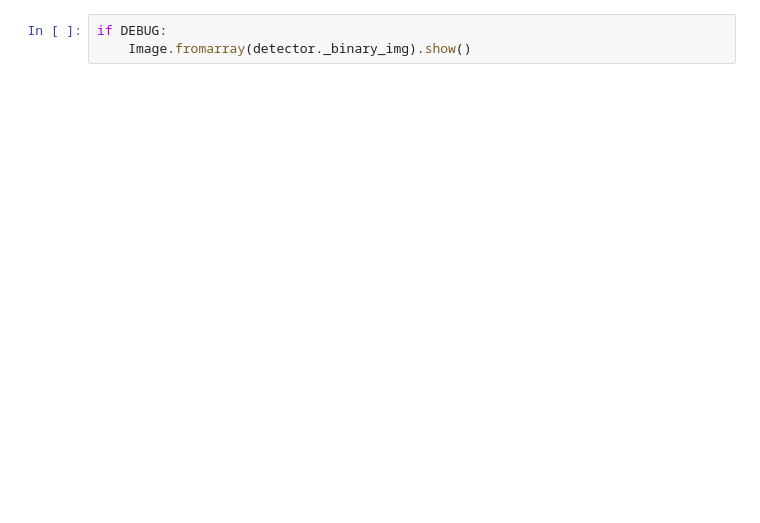
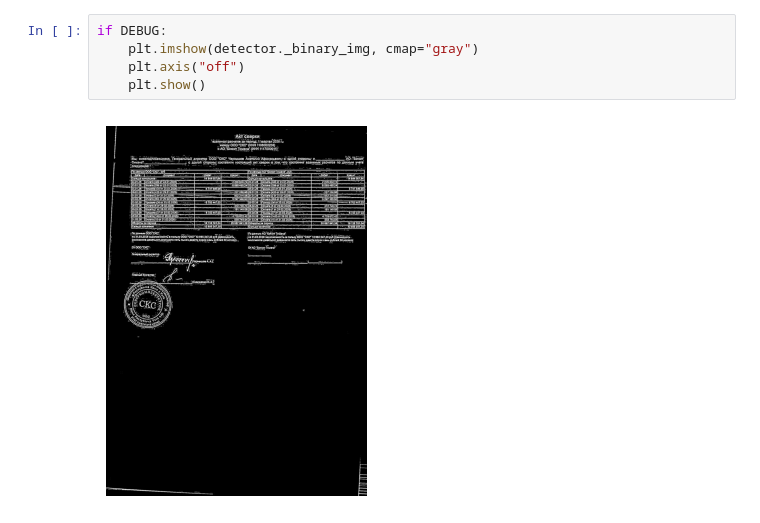
Before and after one commit to SergeyKrasnoslobodtsev/recon_vision, a Jupyter notebook: notebooks/test_table_detector.ipynb, the cells around one changed output. Cells and saved outputs as stored; diff of their text form; blank space fills up the shorter version.

```diff
--- a/notebooks/test_table_detector.ipynb
+++ b/notebooks/test_table_detector.ipynb
@@ -63,5 +67,9 @@ if DEBUG:
 # %%
 if DEBUG:
-    Image.fromarray(detector._binary_img).show()
+    plt.imshow(detector._binary_img, cmap="gray")
+    plt.axis("off")
+    plt.show()
+# %% [output]
+[figure, added]
 # %%
 if DEBUG:
```
Also changed, not shown: parts of 15 cells of this notebook, 2 other files.
